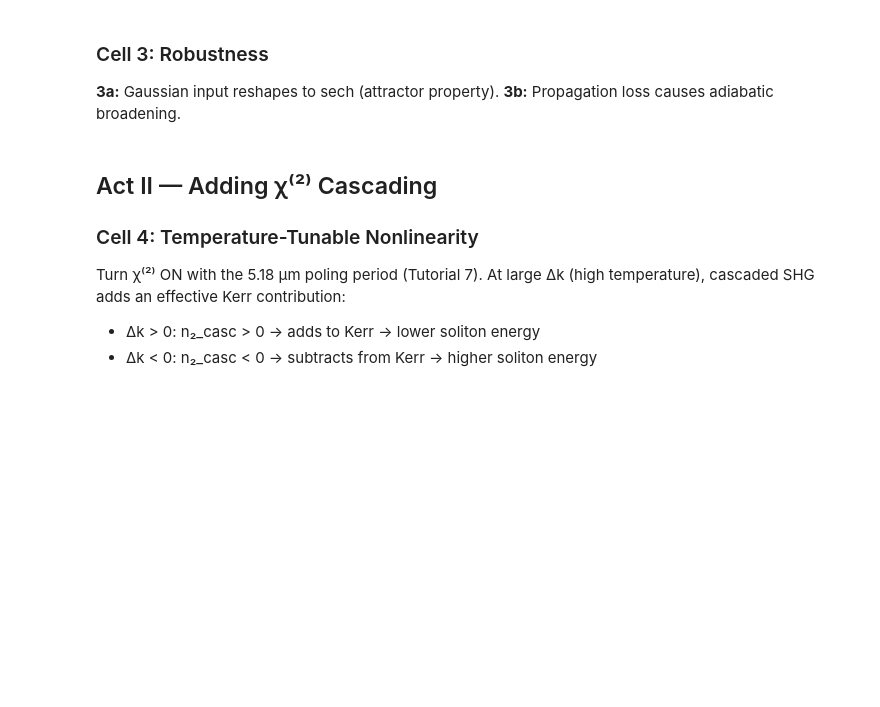
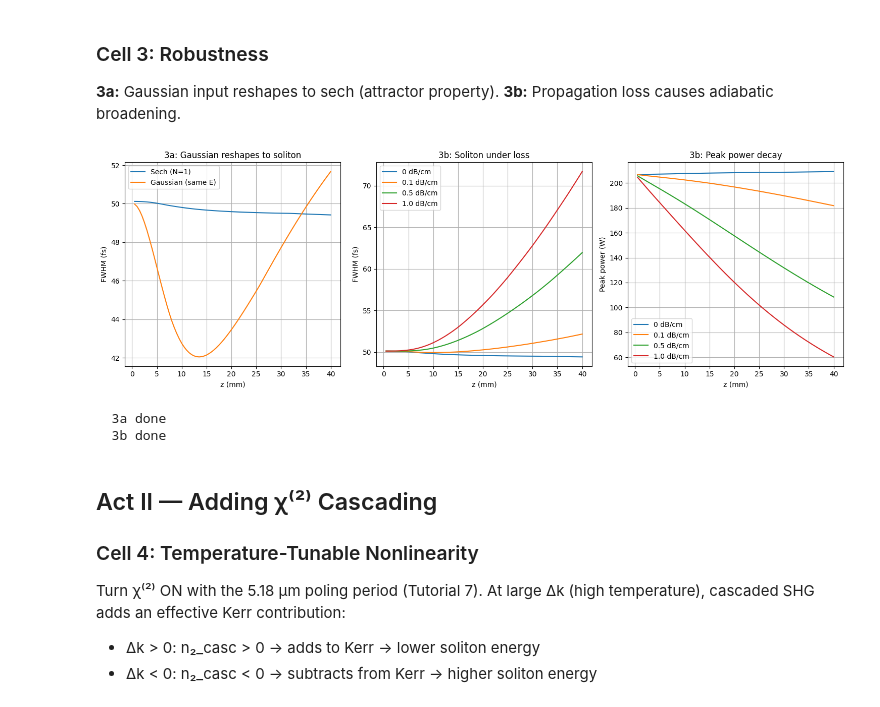
Before and after one commit to pramasoul/snow, a Jupyter notebook: tutorials/11 Kerr Solitons.ipynb, the cells around one changed output. Cells and saved outputs as stored; diff of their text form; code cells hidden in the pictures; blank space fills up the shorter version.

```diff
--- a/tutorials/11 Kerr Solitons.ipynb
+++ b/tutorials/11 Kerr Solitons.ipynb
@@ -233,12 +244,7 @@ for shape, label, col in [('sech', 'Sech (N=1)', 'C0'),
                                   f0=c/(1550*nm), Npwr_dB=200, frep=250e6)
     out, snaps = wg.propagate_NEE(p, v_ref=v_ref, verbose=False, z_save=z_pos_rob)
 
-    widths = []
-    for iz in range(len(z_pos_rob)):
-        I = np.abs(snaps[iz])**2
-        hm = np.max(I)/2
-        above = np.where(I > hm)[0]
-        widths.append((t[above[-1]]-t[above[0]])/fs if len(above)>1 else np.nan)
+    widths = [util.fwhm_interp(t, snaps[iz]) / fs for iz in range(len(z_pos_rob))]
     axes[0].plot(z_pos_rob/mm, widths, color=col, label=label)
 
 axes[0].set_xlabel('z (mm)'); axes[0].set_ylabel('FWHM (fs)')
@@ -255,39 +261,38 @@ for alpha_dBcm, col in [(0, 'C0'), (0.1, 'C1'), (0.5, 'C2'), (1.0, 'C3')]:
     p = pulses.sech_pulse(t, FWHM, f_ref=f_ref, Energy=E_sol,
                           f0=c/(1550*nm), Npwr_dB=200, frep=250e6)
     out, snaps = wg.propagate_NEE(p, v_ref=v_ref, verbose=False, z_save=z_pos_rob)
 
-    widths = []
-    for iz in range(len(z_pos_rob)):
-        I = np.abs(snaps[iz])**2
-        hm = np.max(I)/2
-        above = np.where(I > hm)[0]
-        widths.append((t[above[-1]]-t[above[0]])/fs if len(above)>1 else np.nan)
+    widths = [util.fwhm_interp(t, snaps[iz]) / fs for iz in range(len(z_pos_rob))]
     axes[1].plot(z_pos_rob/mm, widths, color=col, label=f'{alpha_dBcm} dB/cm')
 
 axes[1].set_xlabel('z (mm)'); axes[1].set_ylabel('FWHM (fs)')
 axes[1].set_title('3b: Soliton under loss')
 axes[1].legend(); axes[1].grid(True)
 
 # 3b: Peak power under loss
 for alpha_dBcm, col in [(0, 'C0'), (0.1, 'C1'), (0.5, 'C2'), (1.0, 'C3')]:
     wg.set_nonlinear_coeffs(N=1, X0=0, gamma_eff=gamma)
     wg.set_loss(util.absorption_coeff(alpha_dBcm) if alpha_dBcm > 0 else 0)
     wg.set_length(L)
     p = pulses.sech_pulse(t, FWHM, f_ref=f_ref, Energy=E_sol,
                           f0=c/(1550*nm), Npwr_dB=200, frep=250e6)
     out, snaps = wg.propagate_NEE(p, v_ref=v_ref, verbose=False, z_save=z_pos_rob)
     peaks = [np.max(np.abs(snaps[iz])**2) for iz in range(len(z_pos_rob))]
     axes[2].plot(z_pos_rob/mm, peaks, color=col, label=f'{alpha_dBcm} dB/cm')
 
 axes[2].set_xlabel('z (mm)'); axes[2].set_ylabel('Peak power (W)')
 axes[2].set_title('3b: Peak power decay')
 axes[2].legend(); axes[2].grid(True)
 
 fig_handle.update(fig)
 print('  3b done')
 plt.tight_layout()
 fig_handle.update(fig)
 plt.close(fig)
+# %% [output]
+[figure, added]
+  3a done
+  3b done
 # %% [markdown]
 ## Act II — Adding χ⁽²⁾ Cascading
 
```
Also changed, not shown: parts of 6 cells of this notebook, 2 other files.
